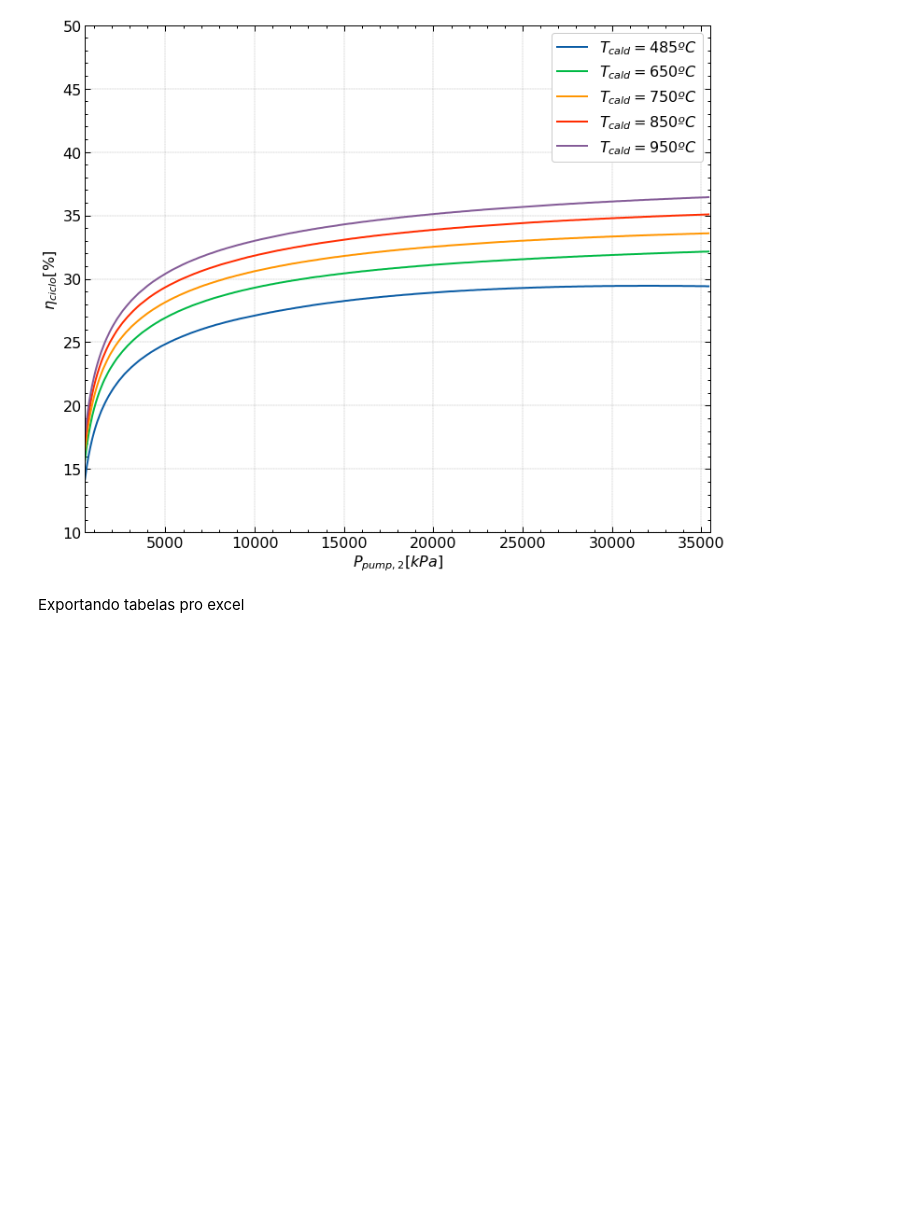
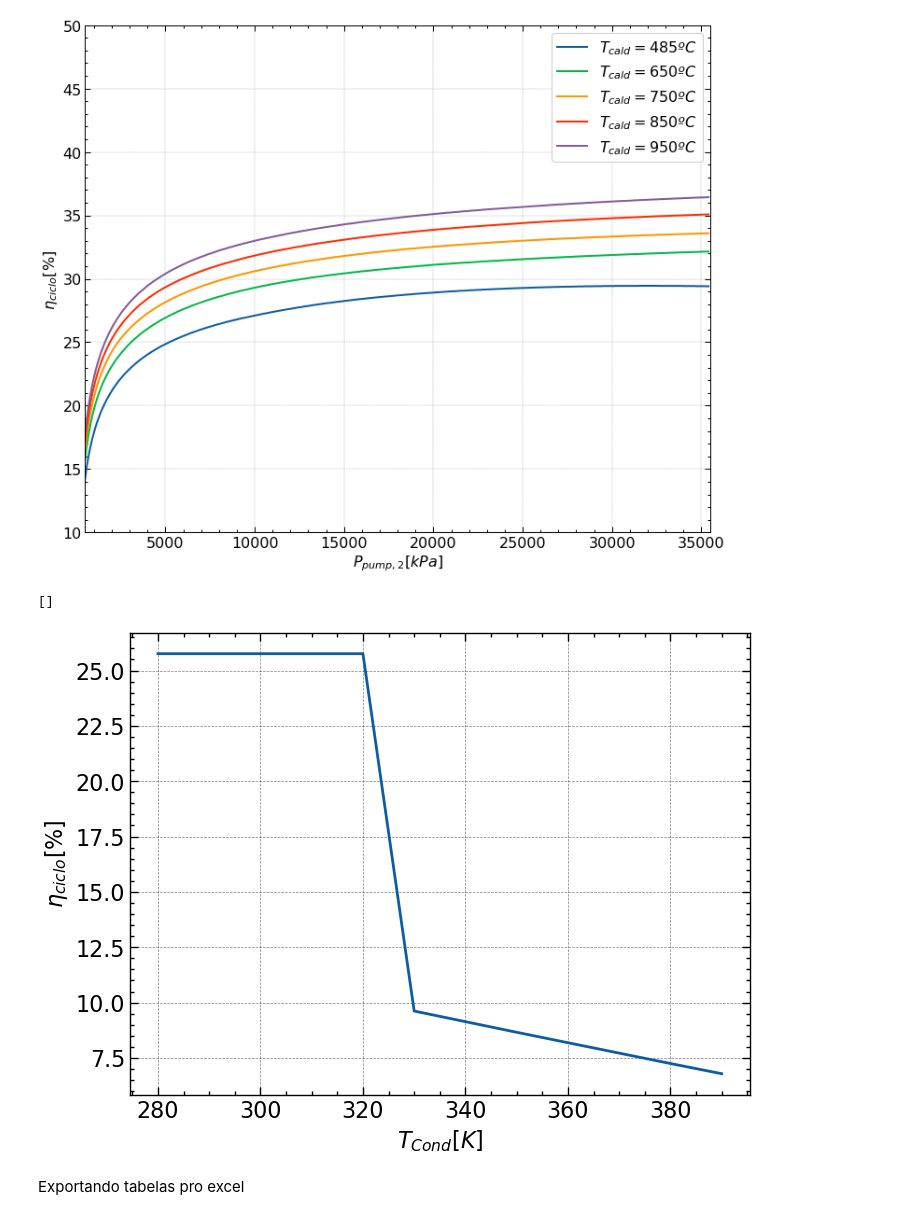
Before and after one commit to luaneng/gdv, a Jupyter notebook: projeto/main.ipynb, the cells around one changed output. Drawn from its saved outputs; the diff is of its cells as text; code cells hidden in the pictures; blank space fills up the shorter version.

```diff
--- a/projeto/main.ipynb
+++ b/projeto/main.ipynb
@@ -310,8 +316,8 @@ def Q_cald(p, t):
 # %% [markdown]
 $$ \eta_{ciclo} = \frac{\dot{W}_{liq}}{\dot{Q}_{cald}} $$
 # %%
-def n_ciclo(p, t):
-    return round(100*W_liq(p, t)/Q_cald(p, t), 2)
+def n_ciclo(p8, t1, tcond):
+    return round(100*W_liq(p8, t1, tcond)/Q_cald(p8, t1), 2)
 # %% [markdown]
 Definindo dicionário de dados de trabalho, calor e eficiêcia e criando tabela
 # %%
@@ -455,6 +461,5 @@ plt.show()
 # %%
 pressure = arange(500, 35000+500, 100)
-temper = arange(300, 1700, 4)
 
 array_n_t1 = []
 array_n_t650 = []
@@ -464,11 +469,11 @@ array_n_t950 = []
 
 
 for c in range(len(pressure)):
-    array_n_t1.append(n_ciclo(p=pressure[c], t=temperatura_k[0]))
-    array_n_t650.append(n_ciclo(p=pressure[c], t=923.15))
-    array_n_t750.append(n_ciclo(p=pressure[c], t=1023.15))
-    array_n_t850.append(n_ciclo(p=pressure[c], t=1123.15))
-    array_n_t950.append(n_ciclo(p=pressure[c], t=1223.15))
+    array_n_t1.append(n_ciclo(p8=pressure[c], t1=temperatura_k[0], tcond=temperatura_k[3]))
+    array_n_t650.append(n_ciclo(p8=pressure[c], t1=923.15, tcond=temperatura_k[3]))
+    array_n_t750.append(n_ciclo(p8=pressure[c], t1=1023.15, tcond=temperatura_k[3]))
+    array_n_t850.append(n_ciclo(p8=pressure[c], t1=1123.15, tcond=temperatura_k[3]))
+    array_n_t950.append(n_ciclo(p8=pressure[c], t1=1223.15, tcond=temperatura_k[3]))
 # %%
 plt.style.use(['science', 'notebook', 'grid'])
 # %%
@@ -487,6 +492,24 @@ plt.legend()
 plt.show()
 # %% [output]
 [figure]
+# %%
+tcondensador = arange(280, 400, 10)
+n_ciclo_tcond = []
+
+for c in range(len(tcondensador)):
+    n_ciclo_tcond.append(n_ciclo(p8=P[7], t1=temperatura_k[0], tcond=tcondensador[c]))
+# %%
+ax1 = plt.gca()
+
+ax1.plot(tcondensador, n_ciclo_tcond)
+
+ax1.set_ylabel(r'$\eta_{ciclo}$[%]')
+ax1.set_xlabel(r'$T_{cond} [K]$')
+
+plt.plot()
+# %% [output]
+[]
+[figure, added]
 # %% [markdown]
 Exportando tabelas pro excel
 # %%
```
Also changed, not shown: parts of 17 cells of this notebook.
